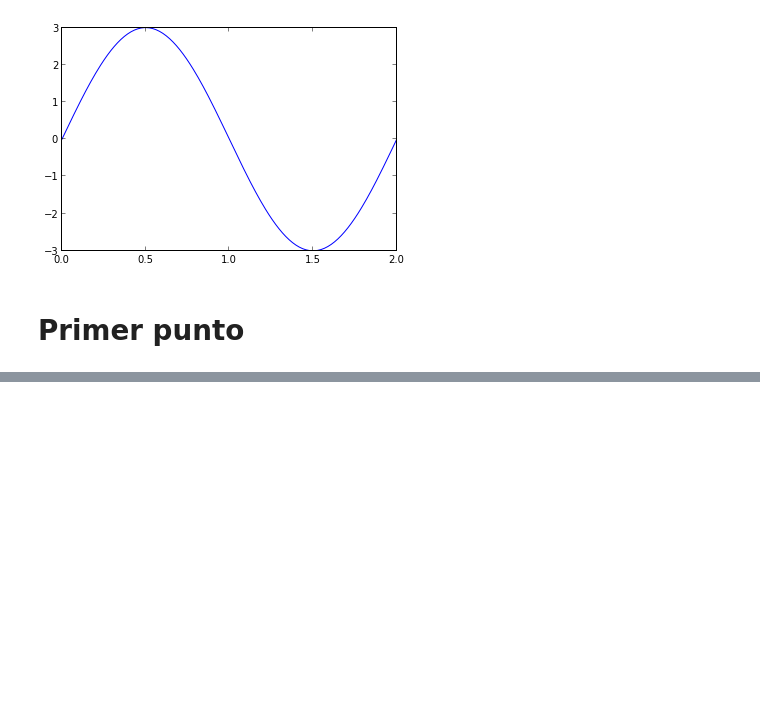
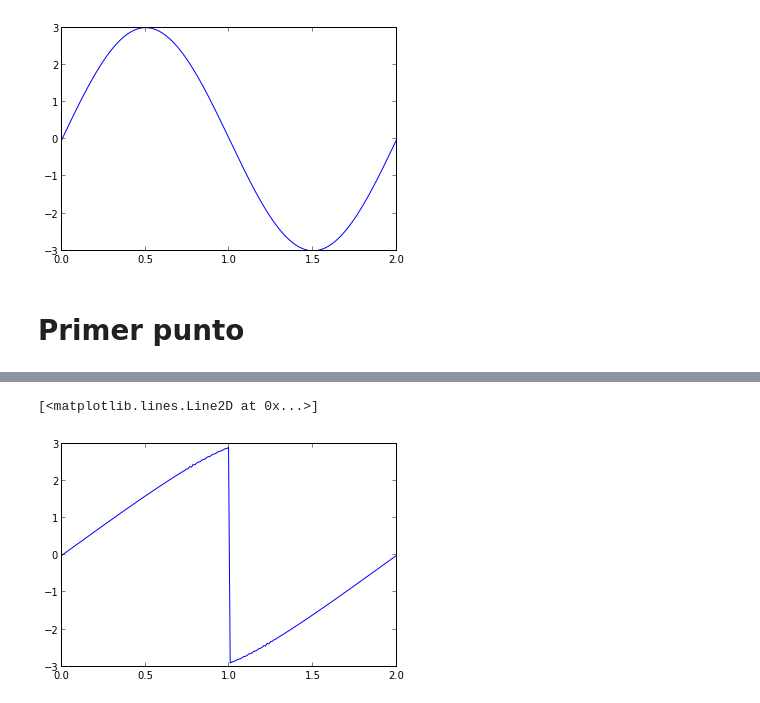
Before and after one commit to Alejogon/Tarea7, a Jupyter notebook: burger.ipynb, the cells around one changed output, grey strips where cells are left out. Cells and saved outputs as stored; diff of their text form; code cells hidden in the pictures; blank space fills up the shorter version.

```diff
--- a/burger.ipynb
+++ b/burger.ipynb
@@ -66,0 +71,5 @@ print u
+# %%
+plot (x,u)
+# %% [output]
+[<matplotlib.lines.Line2D at 0x...>]
+[figure, added]
```
Also changed, not shown: parts of 8 cells of this notebook.
